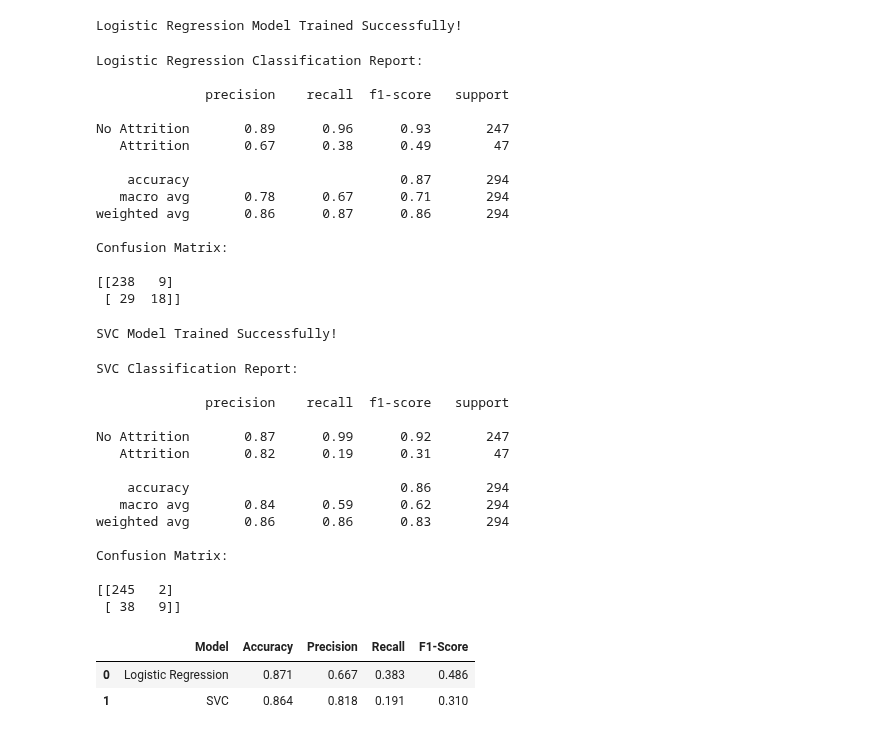
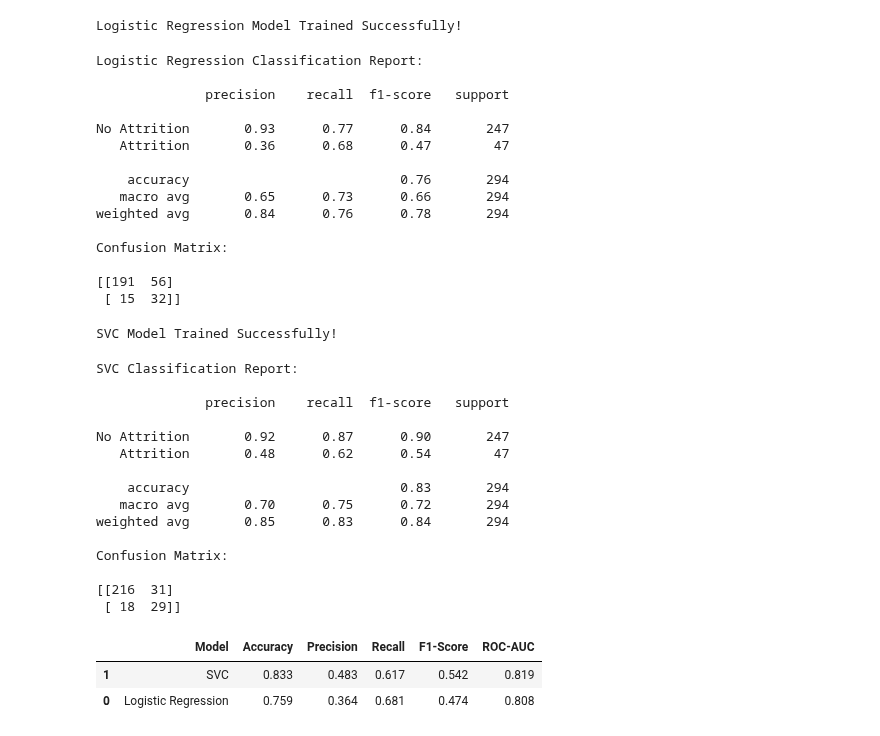
Before and after one commit to Mostafa-1-Abdo/depi-ml-projects, a Jupyter notebook: HRChurn-Employee-Attrition-Intelligence-Predictor/notebooks/mohamed/experiments.ipynb, the cells around one changed output. Saved outputs shown, nothing was run; the diff lists cells and outputs as text; code cells hidden in the pictures.

```diff
--- a/HRChurn-Employee-Attrition-Intelligence-Predictor/notebooks/mohamed/experiments.ipynb
+++ b/HRChurn-Employee-Attrition-Intelligence-Predictor/notebooks/mohamed/experiments.ipynb
@@ -394,7 +394,7 @@ Preprocessing Pipeline Created Successfully!
 
 logistic_model = Pipeline(steps=[
     ("preprocessor", preprocessor),
-    ("classifier", LogisticRegression(max_iter=2000, random_state=42))
+    ("classifier", LogisticRegression(max_iter=2000, class_weight="balanced", random_state=42))
 ])
 
 logistic_model.fit(X_train, y_train)
@@ -423,24 +423,24 @@ Logistic Regression Classification Report:
 
               precision    recall  f1-score   support
 
-No Attrition       0.89      0.96      0.93       247
-   Attrition       0.67      0.38      0.49        47
+No Attrition       0.93      0.77      0.84       247
+   Attrition       0.36      0.68      0.47        47
 
-    accuracy                           0.87       294
-   macro avg       0.78      0.67      0.71       294
-weighted avg       0.86      0.87      0.86       294
+    accuracy                           0.76       294
+   macro avg       0.65      0.73      0.66       294
+weighted avg       0.84      0.76      0.78       294
 
 Confusion Matrix:
 
-[[238   9]
- [ 29  18]]
+[[191  56]
+ [ 15  32]]
 # %%
 # Support Vector Classifier Model
 
 svc_model = Pipeline(steps=[
     ("preprocessor", preprocessor),
-    ("classifier", SVC())
-])
+    ("classifier", SVC(probability=True, class_weight="balanced", random_state=42))
+    ])
 
 svc_model.fit(X_train, y_train)
 
@@ -468,45 +468,67 @@ SVC Classification Report:
 
               precision    recall  f1-score   support
 
-No Attrition       0.87      0.99      0.92       247
-   Attrition       0.82      0.19      0.31        47
+No Attrition       0.92      0.87      0.90       247
+   Attrition       0.48      0.62      0.54        47
 
-    accuracy                           0.86       294
-   macro avg       0.84      0.59      0.62       294
-weighted avg       0.86      0.86      0.83       294
+    accuracy                           0.83       294
+   macro avg       0.70      0.75      0.72       294
+weighted avg       0.85      0.83      0.84       294
 
 Confusion Matrix:
 
-[[245   2]
- [ 38   9]]
+[[216  31]
+ [ 18  29]]
 # %%
-from sklearn.metrics import accuracy_score, precision_score, recall_score, f1_score
+from sklearn.metrics import (
+    accuracy_score,
+    precision_score,
+    recall_score,
+    f1_score,
+    roc_auc_score
+)
 
-models = {
-    "Logistic Regression": y_pred_lr,
-    "SVC": y_pred_svc
-}
+# Predicted probabilities for the positive class: Attrition = Yes
+y_proba_lr = logistic_model.predict_proba(X_test)[:, 1]
+y_proba_svc = svc_model.predict_proba(X_test)[:, 1]
+
+models_results = [
+    {
+        "Model": "Logistic Regression",
+        "Predictions": y_pred_lr,
+        "Probabilities": y_proba_lr
+    },
+    {
+        "Model": "SVC",
+        "Predictions": y_pred_svc,
+        "Probabilities": y_proba_svc
+    }
+]
 
 results = []
 
-for model_name, y_pred in models.items():
+for item in models_results:
+    y_pred = item["Predictions"]
+    y_proba = item["Probabilities"]
+
     results.append({
-        "Model": model_name,
+        "Model": item["Model"],
         "Accuracy": accuracy_score(y_test, y_pred),
         "Precision": precision_score(y_test, y_pred, zero_division=0),
         "Recall": recall_score(y_test, y_pred, zero_division=0),
-        "F1-Score": f1_score(y_test, y_pred, zero_division=0)
+        "F1-Score": f1_score(y_test, y_pred, zero_division=0),
+        "ROC-AUC": roc_auc_score(y_test, y_proba)
     })
 
 comparison_df = pd.DataFrame(results)
 
 comparison_df = comparison_df.sort_values(
     by="F1-Score",
     ascending=False
 )
 
-comparison_df.round(3)
+display(comparison_df.round(3))
 # %% [output]
-|  | Model | Accuracy | Precision | Recall | F1-Score |
-| 0 | Logistic Regression | 0.871 | 0.667 | 0.383 | 0.486 |
-| 1 | SVC | 0.864 | 0.818 | 0.191 | 0.310 |
+|  | Model | Accuracy | Precision | Recall | F1-Score | ROC-AUC |
+| 1 | SVC | 0.833 | 0.483 | 0.617 | 0.542 | 0.819 |
+| 0 | Logistic Regression | 0.759 | 0.364 | 0.681 | 0.474 | 0.808 |
```
